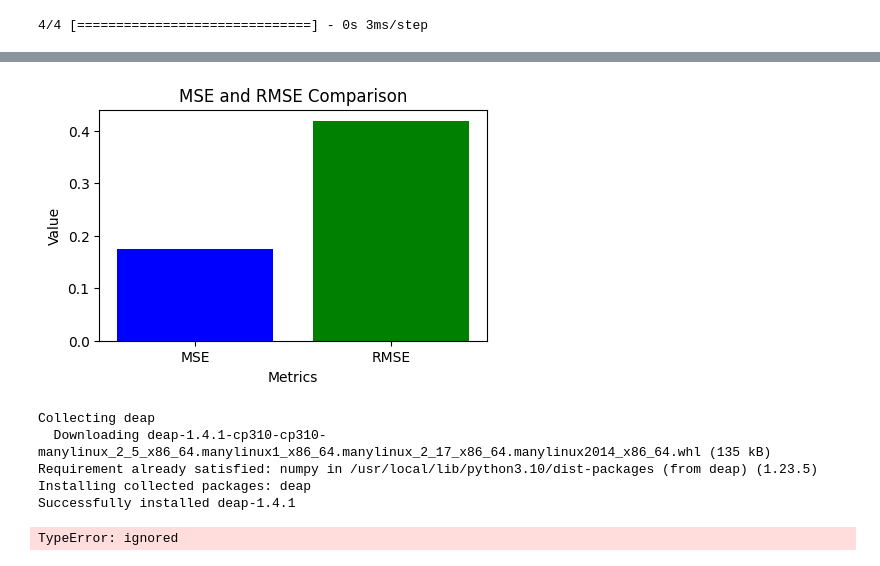
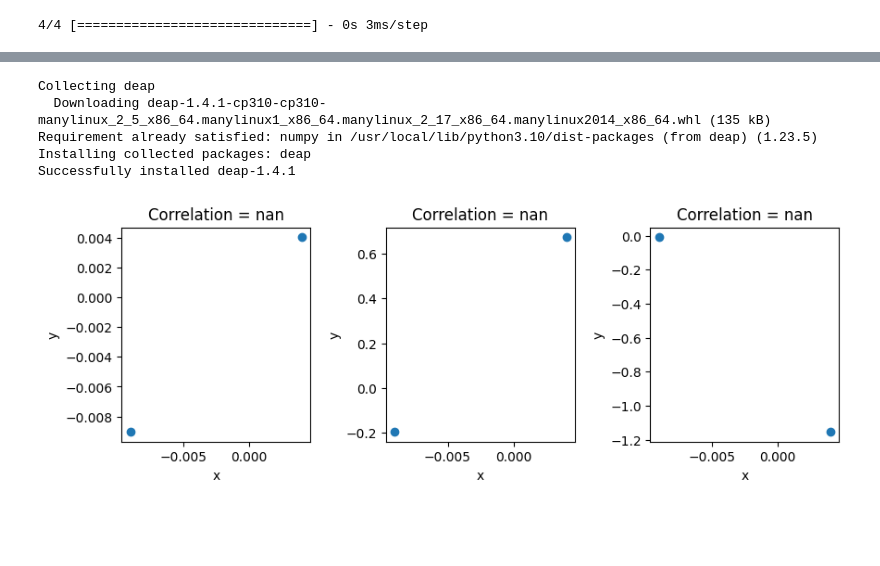
Before and after one commit to shirinlatifi/pe-project, a Jupyter notebook: OilVisco_MLP&GA.ipynb, the cells around one changed output, grey strips where cells are left out. Saved outputs shown, nothing was run; the diff lists cells and outputs as text; code cells hidden in the pictures; blank space fills up the shorter version.

```diff
--- a/OilVisco_MLP&GA.ipynb
+++ b/OilVisco_MLP&GA.ipynb
@@ -153,17 +164,3 @@ plt.show()
-# %%
-# Create labels and values for the bar plot
-metrics = ['MSE', 'RMSE']
-values = [mse, rmse]
-
-# Plotting the bar plot
-plt.figure(figsize=(5,3))
-plt.bar(metrics, values, color=['blue', 'green'])
-plt.xlabel('Metrics')
-plt.ylabel('Value')
-plt.title('MSE and RMSE Comparison')
-plt.show()
-# %% [output]
-[figure, removed]
 # %%
 pip install deap
 # %% [output]
@@ -187,9 +194,7 @@ toolbox.register("population", tools.initRepeat, list, toolbox.individual)
 toolbox.register("mate", tools.cxTwoPoint)
 toolbox.register("mutate", tools.mutUniformInt, low=2, high=20, indpb=0.2)
 toolbox.register("select", tools.selTournament, tournsize=3)
-toolbox.register("evaluate", loss)
+toolbox.register("evaluate", evaluate)
-# %% [output]
-TypeError: ignored
 # %%
 #Create the Initial Population
 population = toolbox.population(n=10)  #adjust the population size
@@ -211,6 +216,8 @@ best_hidden_units = best_individual[0]
 best_mlp_model = build_mlp(best_hidden_units)
 best_mlp_model.compile(optimizer='adam', loss='mean_squared_error')
 best_mlp_model.fit(X_train, y_train, epochs=100, verbose=1)
+# %%
+best_mlp_model.run()
 # %%
 #Evaluate on Test Set
 y_pred = best_mlp_model.predict(X_test)
@@ -220,0 +226,15 @@ print("Mean Squared Error:", mse)
+# %%
+corr_coef = np.corrcoef(y_pred, y_test)
+print(corr_coef)
+# %%
+rho = corr_coef
+
+fig, ax = plt.subplots(nrows=1, ncols=3, figsize=(10, 3))
+for i in [0,1,2]:
+    ax[i].scatter(X_test[0,],X_test[1+i,])
+    ax[i].title.set_text('Correlation = ' + "{:.2f}".format(rho[0,i+1]))
+    ax[i].set(xlabel='x',ylabel='y')
+fig.subplots_adjust(wspace=.4)
+plt.show()
+# %% [output]
+[figure, added]
```
Also changed, not shown: parts of 20 cells of this notebook.
